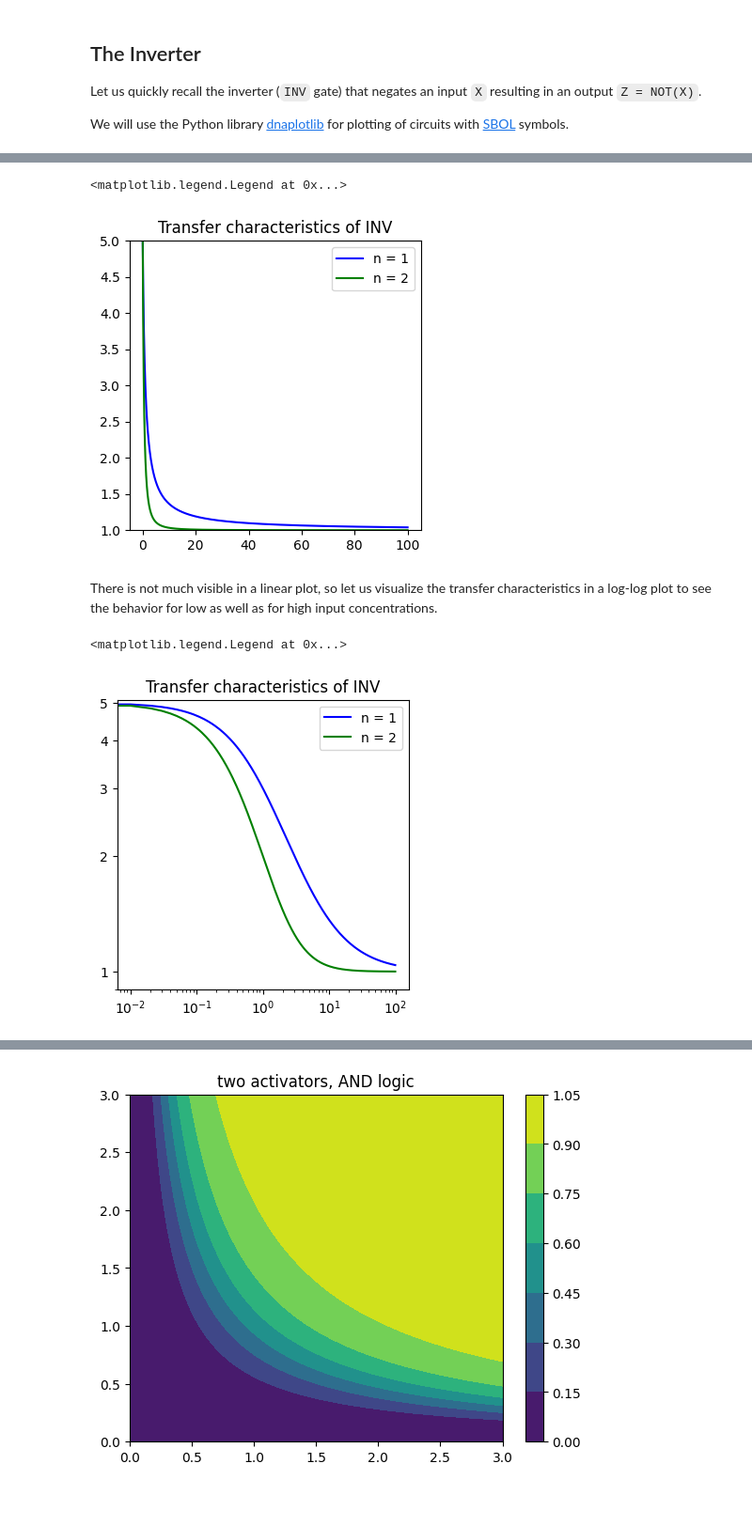
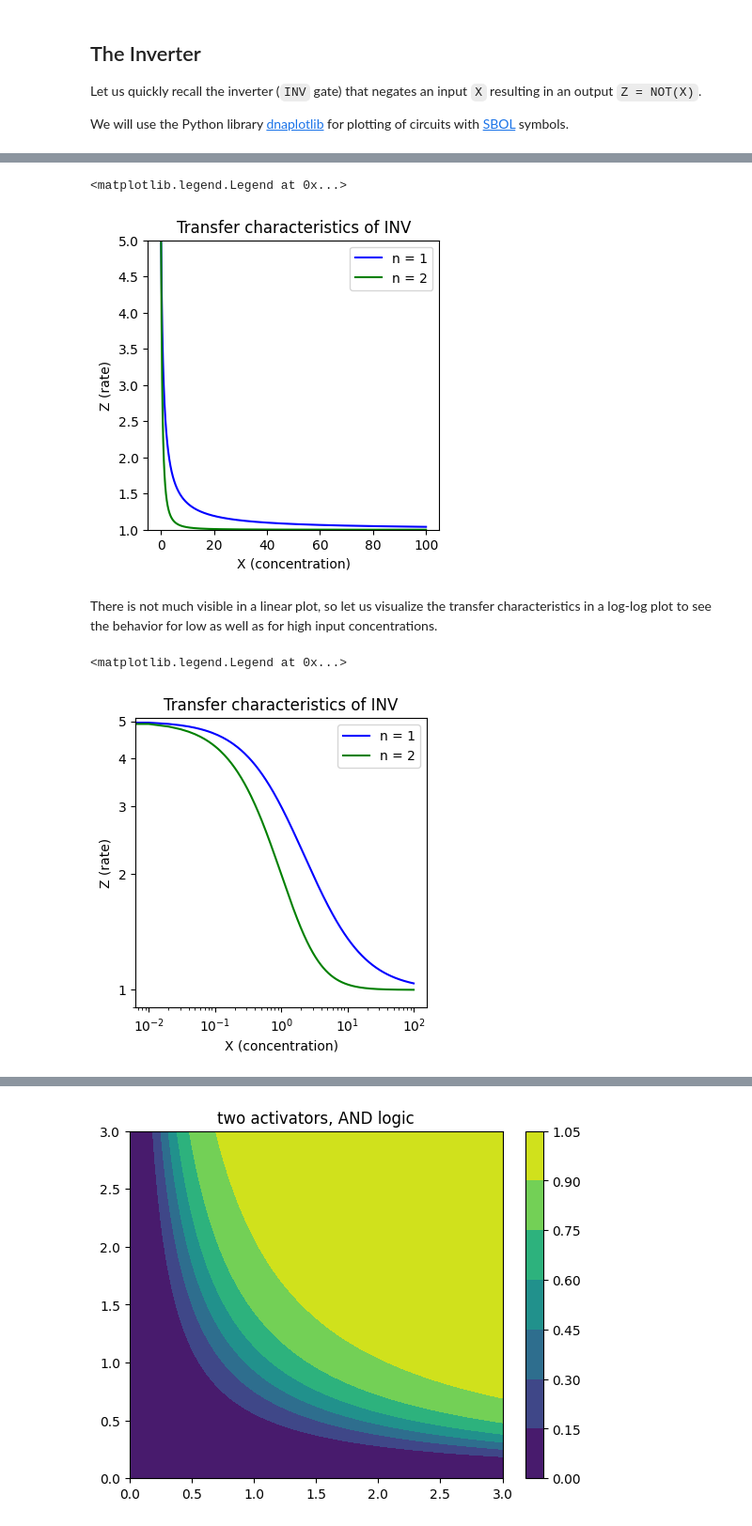
Before and after one commit to BioDisCo/computational_bioengineering, a Jupyter notebook: gates/notes.ipynb, the cells around one changed output, grey strips where cells are left out. Shown at 94% size. Drawn from its saved outputs; the diff is of its cells as text; code cells hidden in the pictures; blank space fills up the shorter version.

```diff
--- a/gates/notes.ipynb
+++ b/gates/notes.ipynb
@@ -157,24 +182,28 @@ plt.plot(x, inv(x, n= 1.0), 'blue', label='n = 1')
 plt.plot(x, inv(x, n= 2.0), 'green', label='n = 2')
 ax.set_ylim(1, 5)
 plt.title("Transfer characteristics of INV")
+plt.xlabel("X (concentration)")
+plt.ylabel("Z (rate)")
 plt.legend()
 # %% [output]
 <matplotlib.legend.Legend at 0x...>
-[figure, old version]
+[figure, new version]
 # %% [markdown]
 There is not much visible in a linear plot, so let us visualize the transfer characteristics in a log-log plot to see the behavior for low as well as for high input concentrations.
 # %%
 x = np.linspace(0, 100, 10000)
 plt.figure(figsize=(4,4))
 ax = plt.gca()
 plt.plot(x, inv(x, n= 1.0), 'blue', label='n = 1')
 plt.plot(x, inv(x, n= 2.0), 'green', label='n = 2')
 ax.set_yscale('log')
 ax.set_xscale('log')
 ax.set_ylim(0.9, 5.1)
 ax.set_yticks(range(1,6),labels=range(1,6))
 plt.title("Transfer characteristics of INV")
+plt.xlabel("X (concentration)")
+plt.ylabel("Z (rate)")
 plt.legend()
 # %% [output]
 <matplotlib.legend.Legend at 0x...>
-[figure, old version]
+[figure, new version]
```
Also changed, not shown: parts of 17 cells of this notebook, 1 other file.
